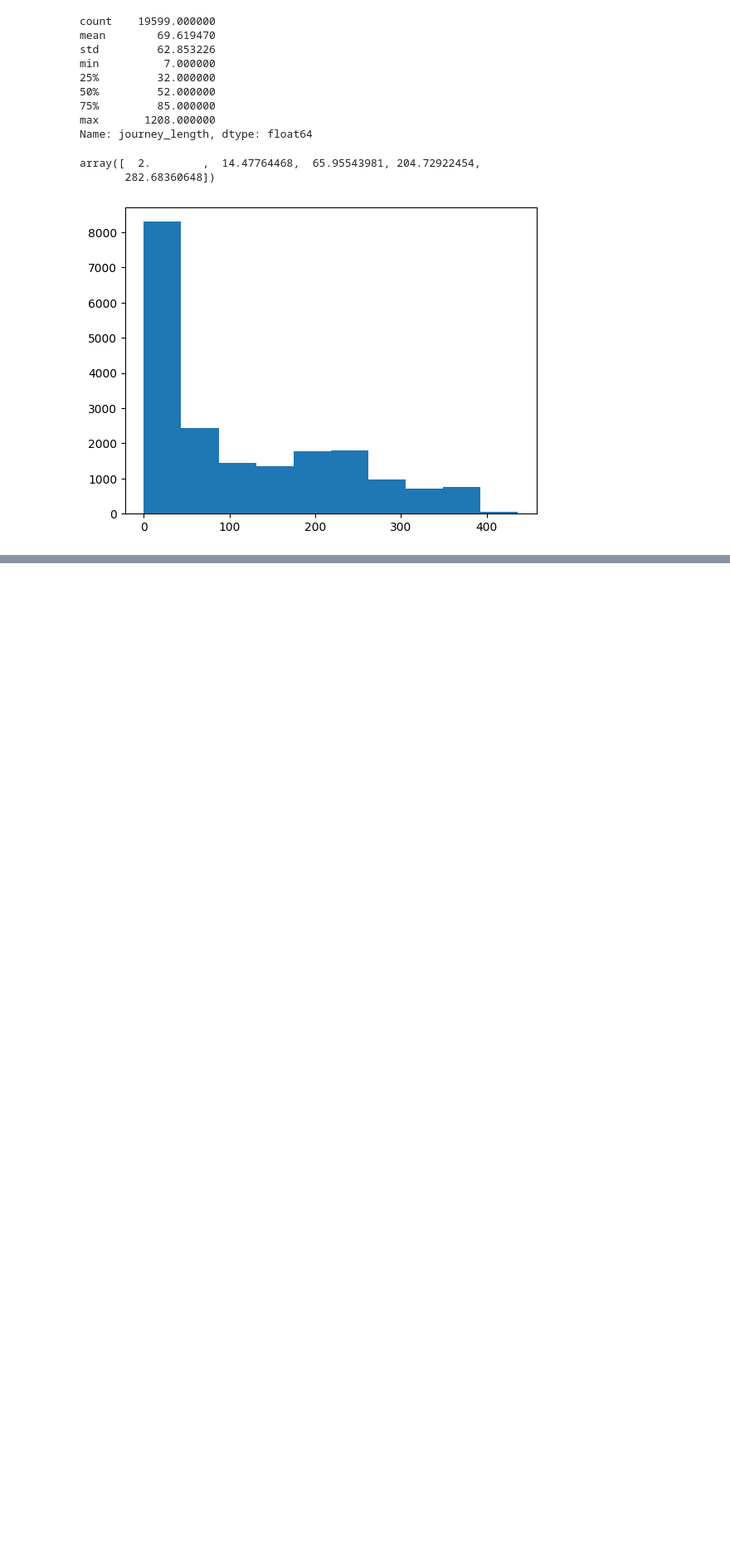
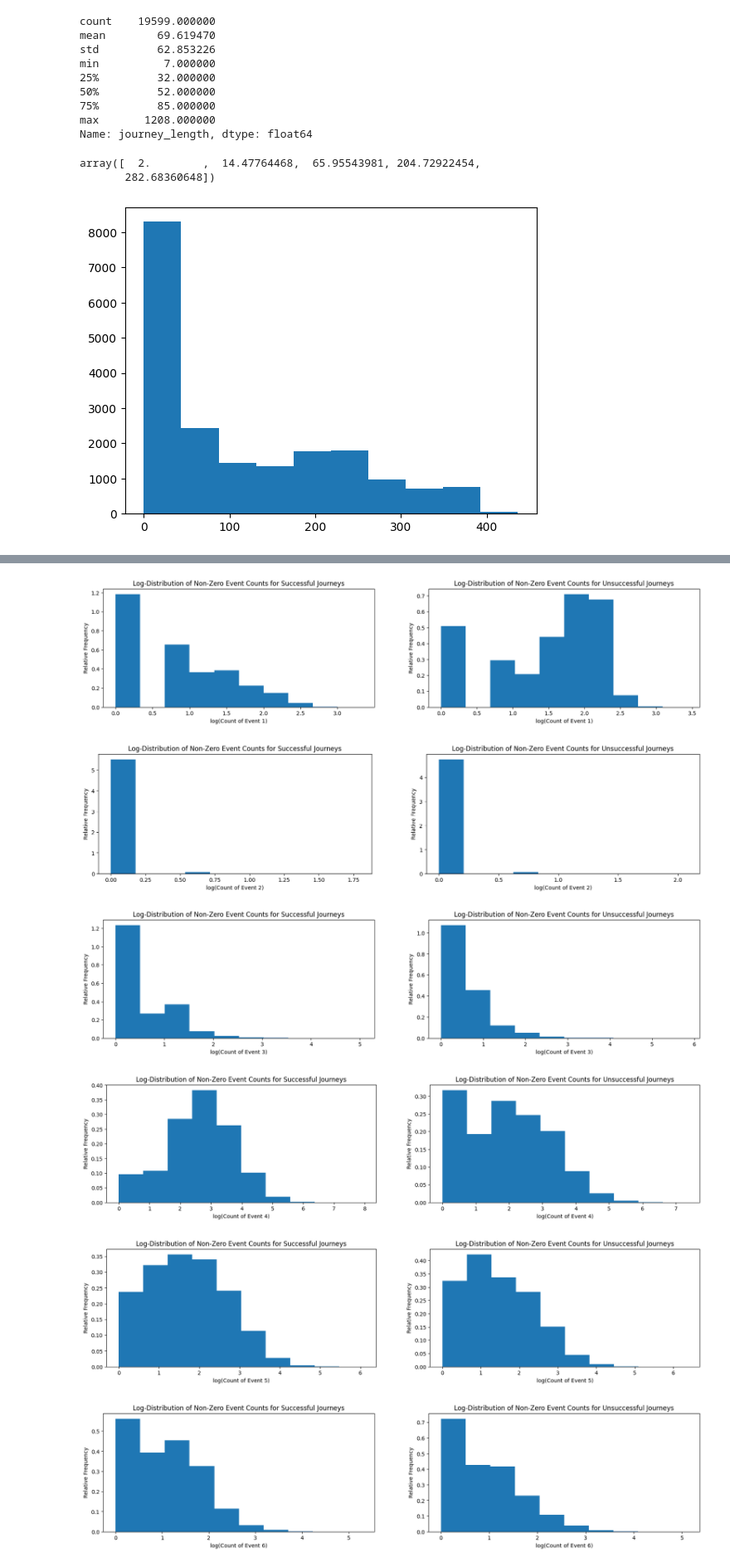
Before and after one commit to yubenjamin2022/UCLAStatsM148, a Jupyter notebook: journey_stages_eda.ipynb, the cells around one changed output, grey strips where cells are left out. Shown at 83% size. Drawn from its saved outputs; the diff is of its cells as text; code cells hidden in the pictures; blank space fills up the shorter version.

Commit message:
Event Counts EDA

```diff
--- a/journey_stages_eda.ipynb
+++ b/journey_stages_eda.ipynb
@@ -20,0 +21,2 @@ df.head()
+# %%
+events = pd.read_csv("data/complete_event_definitions.csv")
@@ -35,5 +48,3 @@ unsuccessfulJourneys = df[~df['isSuccessful']].copy().reset_index(drop=True)
 successfulJourneys['first_event'] = [events[0] for events in successfulJourneys['events']]
 # %%
 first_event_counts = Counter(successfulJourneys['first_event'])
-# %%
-events = pd.read_csv("data/Event Definitions.csv")
@@ -526,0 +542,9 @@ plt.show()
+# %%
+repeatable_events = set()
+
+for row in df.itertuples(index=False):
+    repeatable_events.update([item for item, count in Counter(row.events).items() if count > 1])
+# %%
+print(f'Repeatable Events:')
+for event_id in repeatable_events:
+    print(f'Event ID {event_id}: {events.loc[events['event_definition_id'] == event_id, 'event_name'].item()}')
@@ -526,0 +569,32 @@ plt.show()
+# %%
+for event_id in repeatable_events:
+    successful_event_counts = []
+    for row in successfulJourneys.itertuples(index=False):
+        successful_event_counts.append((np.array(row.events) == event_id).sum())
+    successful_event_counts = pd.Series(successful_event_counts)
+
+    unsuccessful_event_counts = []
+    for row in unsuccessfulJourneys.itertuples(index=False):
+        unsuccessful_event_counts.append((np.array(row.events) == event_id).sum())
+    unsuccessful_event_counts = pd.Series(unsuccessful_event_counts)
+
+    plt.figure(figsize=(20, 4))
+    plt.subplot(1, 2, 1)
+    plt.hist(np.log(successful_event_counts[successful_event_counts > 0]), density=True)
+    plt.xlabel(f'log(Count of Event {event_id})')
+    plt.ylabel('Relative Frequency')
+    plt.title('Log-Distribution of Non-Zero Event Counts for Successful Journeys')
+
+    plt.subplot(1, 2, 2)
+    plt.hist(np.log(unsuccessful_event_counts[unsuccessful_event_counts > 0]), density=True)
+    plt.xlabel(f'log(Count of Event {event_id})')
+    plt.ylabel('Relative Frequency')
+    plt.title('Log-Distribution of Non-Zero Event Counts for Unsuccessful Journeys')
+    plt.show()
+# %% [output]
+[figure, added]
+[figure, added]
+[figure, added]
+[figure, added]
+[figure, added]
+[figure, added]
```
Also changed, not shown: parts of 14 cells of this notebook.
